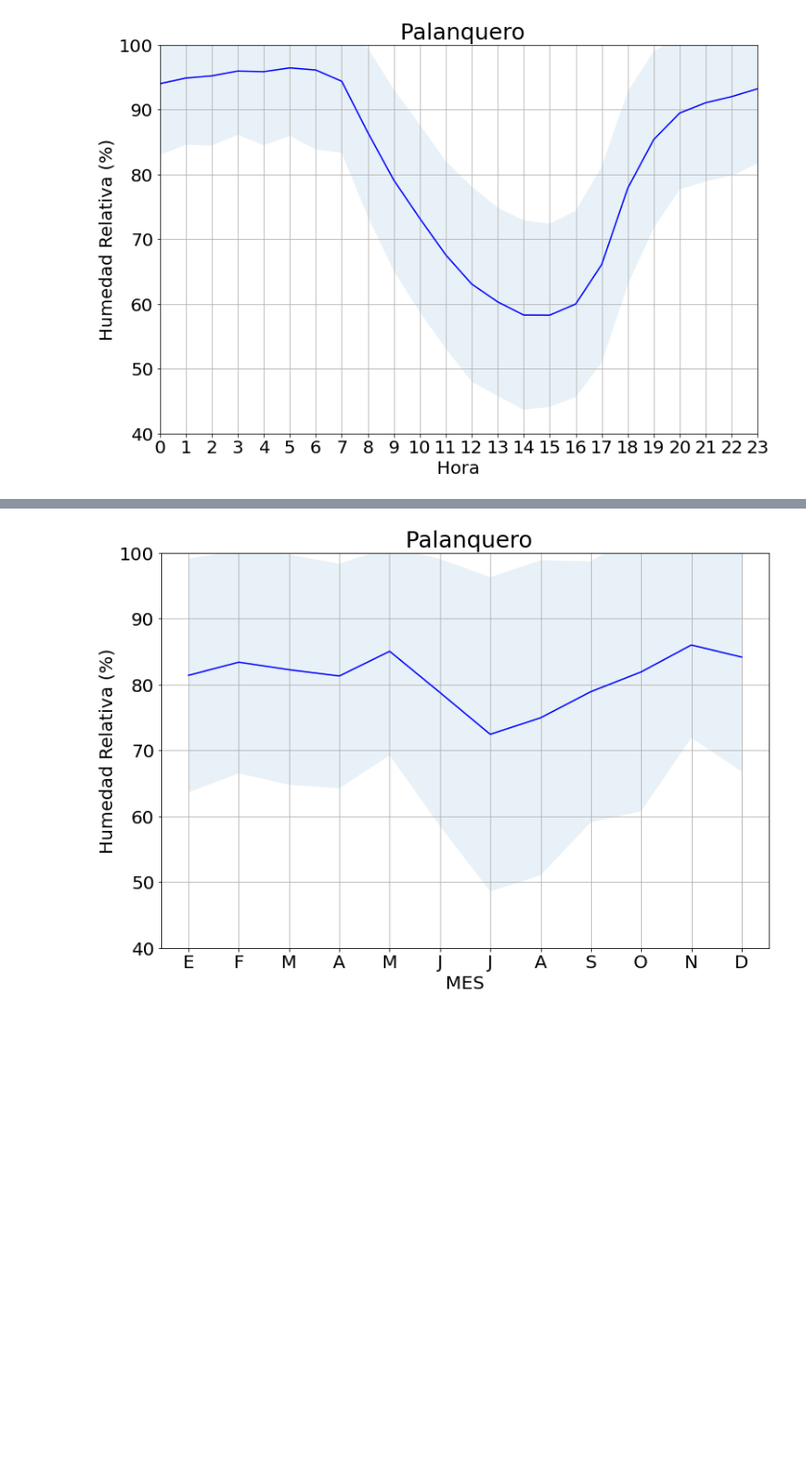
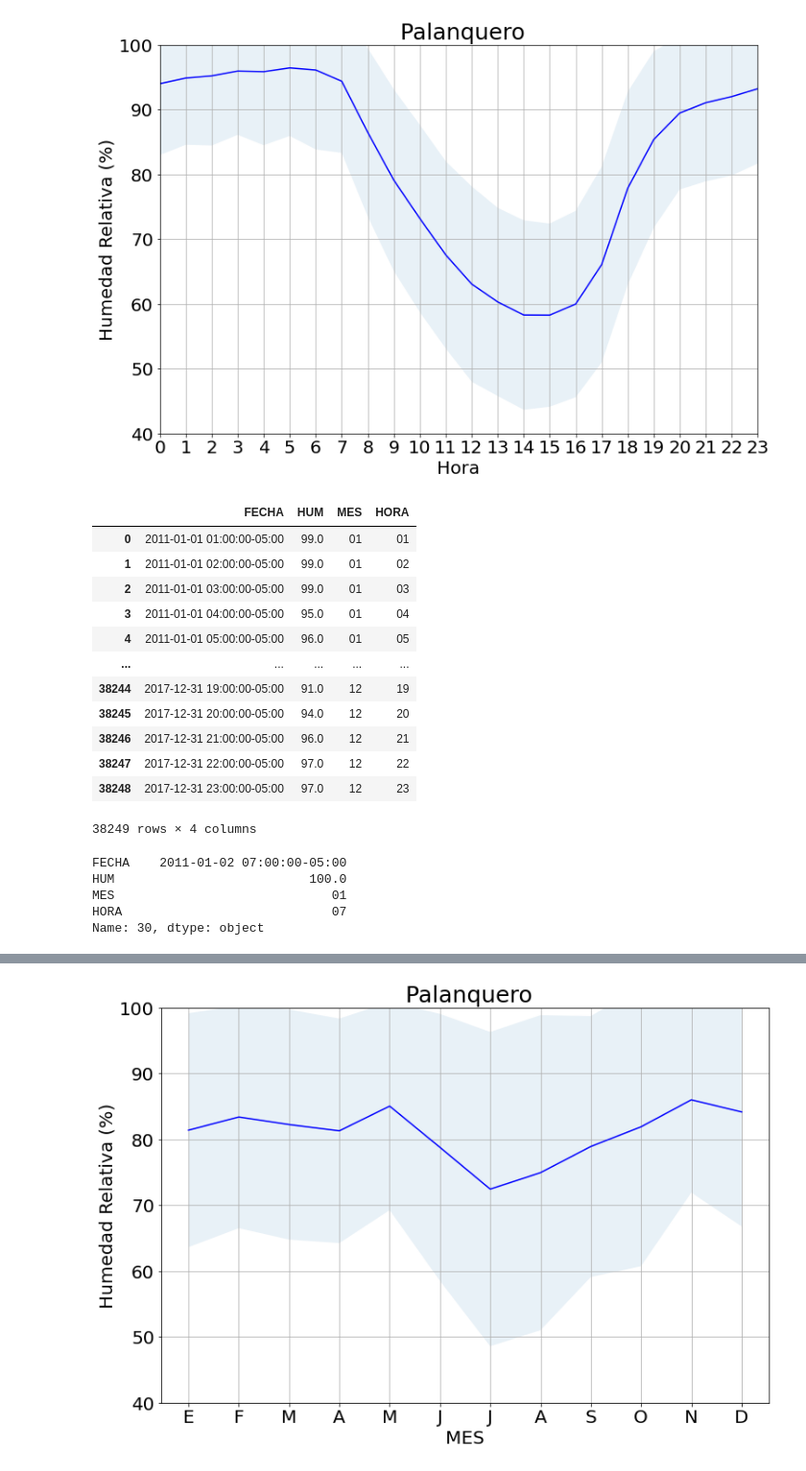
Before and after one commit to chris051091/Tesis_Maestr-a, a Jupyter notebook: climatologia/src/palanquero/Climatologia_Humedad_Palanquero.ipynb, the cells around one changed output, grey strips where cells are left out. Shown at 96% size. Saved outputs shown, nothing was run; the diff lists cells and outputs as text; code cells hidden in the pictures; blank space fills up the shorter version.

```diff
--- a/climatologia/src/palanquero/Climatologia_Humedad_Palanquero.ipynb
+++ b/climatologia/src/palanquero/Climatologia_Humedad_Palanquero.ipynb
@@ -94,0 +269,24 @@ plot_per_hour(total, f' {NOMBRE_ESTACION.capitalize()}', f'climatologia_{VARIABL
+# %%
+df
+# %% [output]
+|  | FECHA | HUM | MES | HORA |
+| 0 | 2011-01-01 01:00:00-05:00 | 99.0 | 01 | 01 |
+| 1 | 2011-01-01 02:00:00-05:00 | 99.0 | 01 | 02 |
+| 2 | 2011-01-01 03:00:00-05:00 | 99.0 | 01 | 03 |
+| 3 | 2011-01-01 04:00:00-05:00 | 95.0 | 01 | 04 |
+| 4 | 2011-01-01 05:00:00-05:00 | 96.0 | 01 | 05 |
+| ... | ... | ... | ... | ... |
+| 38244 | 2017-12-31 19:00:00-05:00 | 91.0 | 12 | 19 |
+| 38245 | 2017-12-31 20:00:00-05:00 | 94.0 | 12 | 20 |
+| 38246 | 2017-12-31 21:00:00-05:00 | 96.0 | 12 | 21 |
+| 38247 | 2017-12-31 22:00:00-05:00 | 97.0 | 12 | 22 |
+| 38248 | 2017-12-31 23:00:00-05:00 | 97.0 | 12 | 23 |
+38249 rows × 4 columns
+# %%
+df.iloc[df['HUM'].idxmax()]
+# %% [output]
+FECHA    2011-01-02 07:00:00-05:00
+HUM                          100.0
+MES                             01
+HORA                            07
+Name: 30, dtype: object
```
Also changed, not shown: parts of 5 cells of this notebook.
